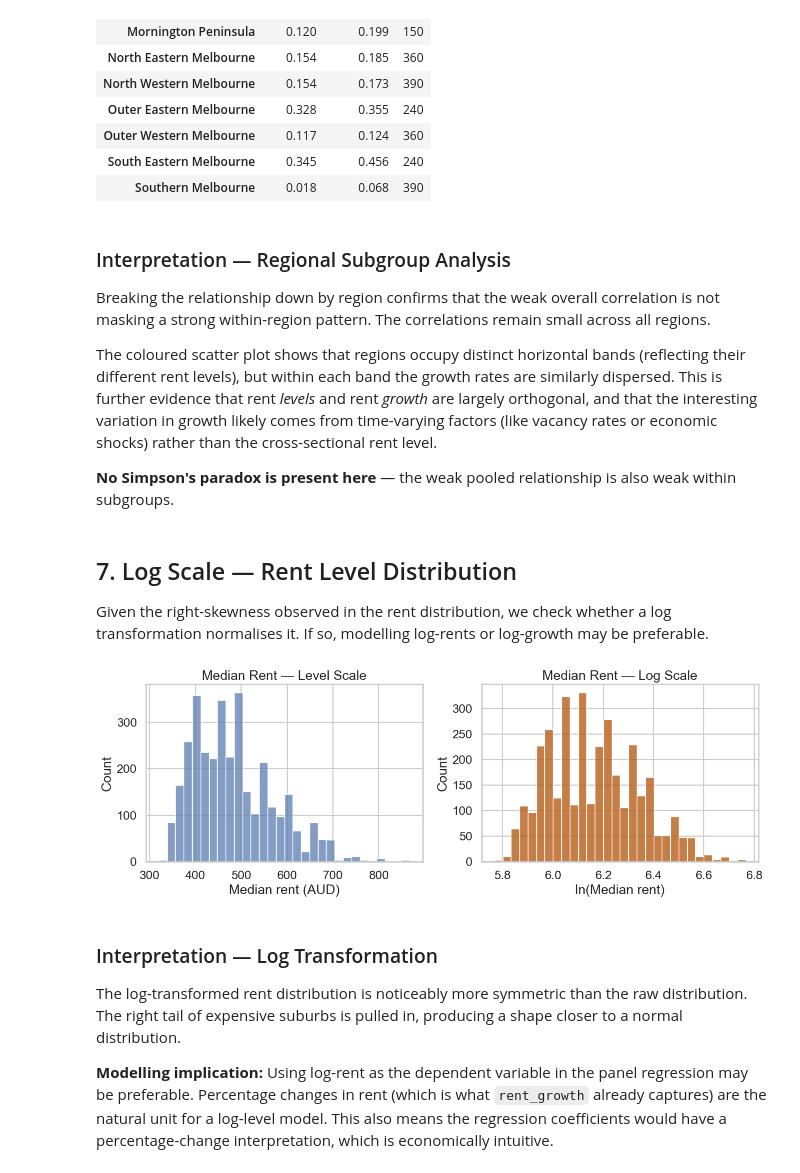
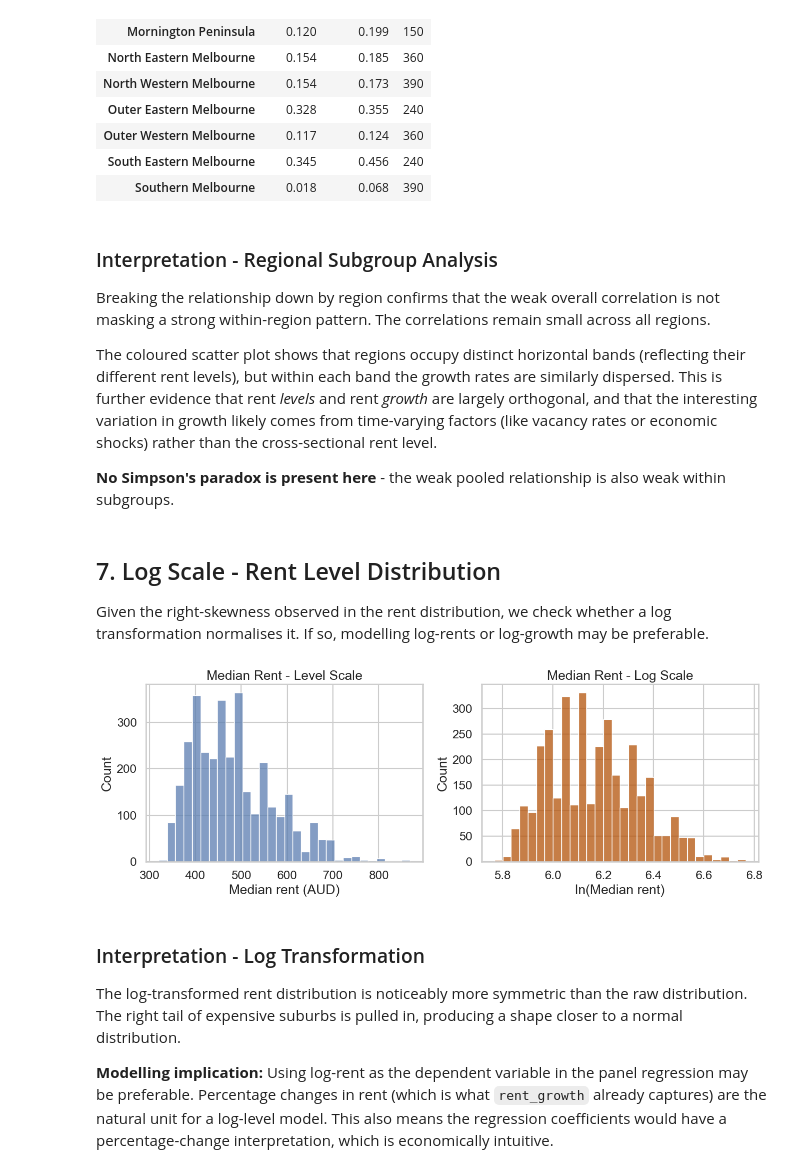
Before and after one commit to Anton1321/ECC3479-project-Anton, a Jupyter notebook: code/02_eda.ipynb, the cells around one changed output. Cells and saved outputs as stored; diff of their text form; code cells hidden in the pictures.

```diff
--- a/code/02_eda.ipynb
+++ b/code/02_eda.ipynb
@@ -317,35 +317,35 @@ Correlation between lagged rent and rent growth, by region:
 | South Eastern Melbourne | 0.345 | 0.456 | 240 |
 | Southern Melbourne | 0.018 | 0.068 | 390 |
 # %% [markdown]
-### Interpretation — Regional Subgroup Analysis
+### Interpretation - Regional Subgroup Analysis
 
 Breaking the relationship down by region confirms that the weak overall correlation is not masking a strong within-region pattern. The correlations remain small across all regions.
 
 The coloured scatter plot shows that regions occupy distinct horizontal bands (reflecting their different rent levels), but within each band the growth rates are similarly dispersed. This is further evidence that rent *levels* and rent *growth* are largely orthogonal, and that the interesting variation in growth likely comes from time-varying factors (like vacancy rates or economic shocks) rather than the cross-sectional rent level.
 
-**No Simpson's paradox is present here** — the weak pooled relationship is also weak within subgroups.
+**No Simpson's paradox is present here** - the weak pooled relationship is also weak within subgroups.
 # %% [markdown]
-## 7. Log Scale — Rent Level Distribution
+## 7. Log Scale - Rent Level Distribution
 
 Given the right-skewness observed in the rent distribution, we check whether a log transformation normalises it. If so, modelling log-rents or log-growth may be preferable.
 # %%
 fig, axes = plt.subplots(1, 2, figsize=(13, 4.8))
 
 sns.histplot(df["median_rent"].dropna(), bins=30, color="#5B7DB1", edgecolor="white", ax=axes[0])
-axes[0].set_title("Median Rent — Level Scale")
+axes[0].set_title("Median Rent - Level Scale")
 axes[0].set_xlabel("Median rent (AUD)")
 
 sns.histplot(np.log(df["median_rent"].dropna()), bins=30, color="#B45309", edgecolor="white", ax=axes[1])
-axes[1].set_title("Median Rent — Log Scale")
+axes[1].set_title("Median Rent - Log Scale")
 axes[1].set_xlabel("ln(Median rent)")
 
 plt.tight_layout()
 plt.savefig("../outputs/log_transform.png", dpi=150, bbox_inches="tight")
 plt.show()
 # %% [output]
-[figure, old version]
+[figure, new version]
 # %% [markdown]
-### Interpretation — Log Transformation
+### Interpretation - Log Transformation
 
 The log-transformed rent distribution is noticeably more symmetric than the raw distribution. The right tail of expensive suburbs is pulled in, producing a shape closer to a normal distribution.
 
```
Also changed, not shown: parts of 10 cells of this notebook, 5 other files.
